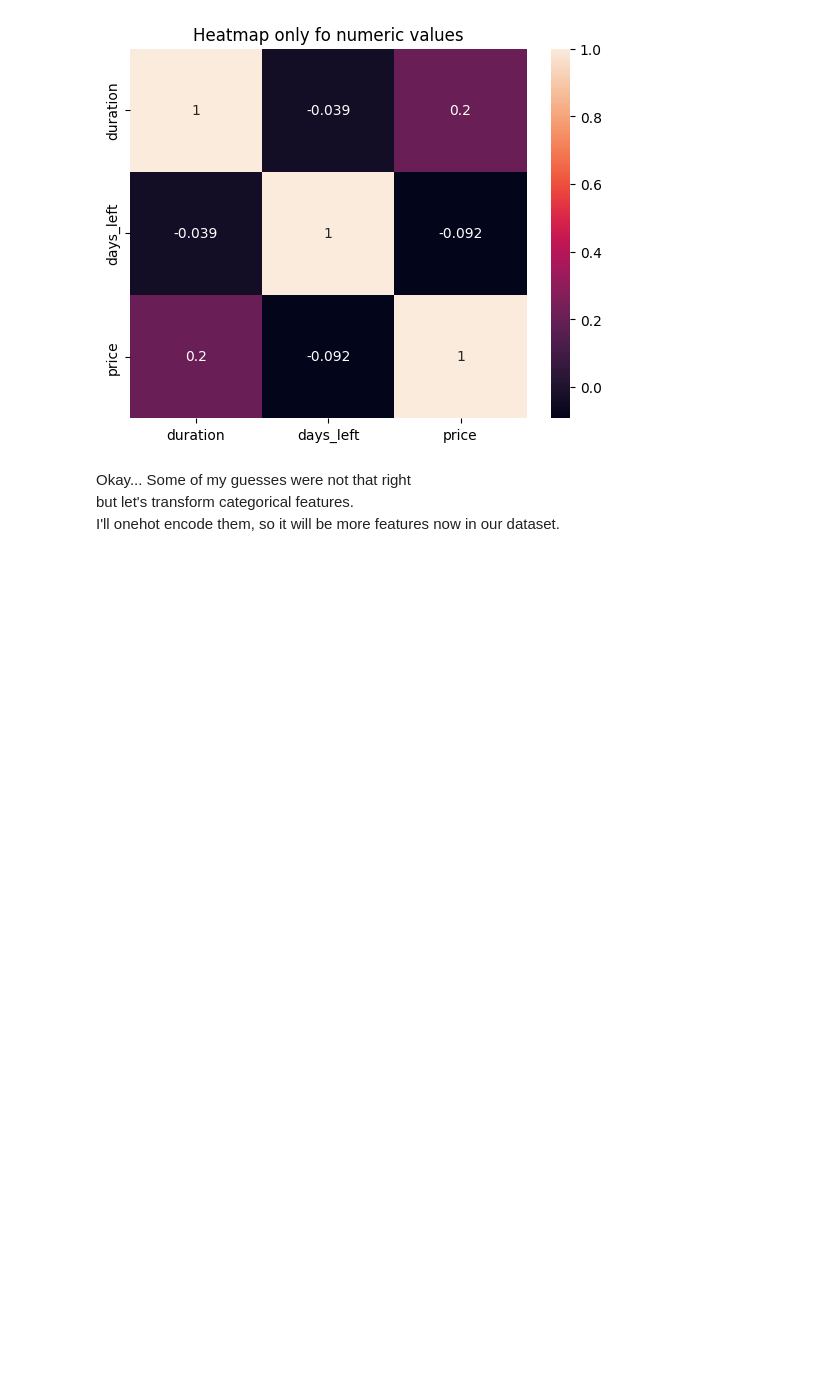
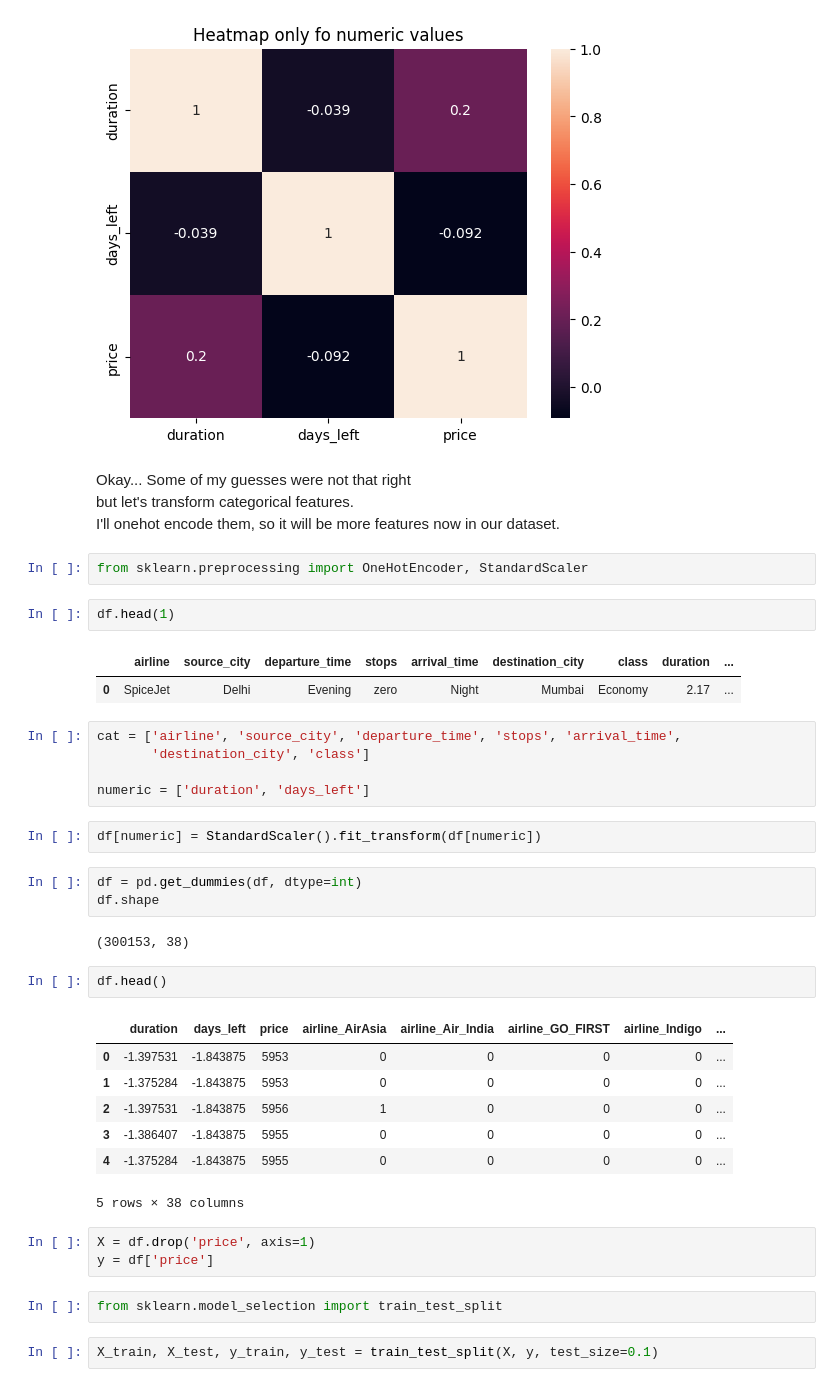
Before and after one commit to Venchislaw/PracticalAI, a Jupyter notebook: Machine Learning/Kaggle/From Datasets/FlightPrice/FlightPricePred.ipynb, the cells around one changed output. Saved outputs shown, nothing was run; the diff lists cells and outputs as text; blank space fills up the shorter version.

```diff
--- a/Machine Learning/Kaggle/From Datasets/FlightPrice/FlightPricePred.ipynb
+++ b/Machine Learning/Kaggle/From Datasets/FlightPrice/FlightPricePred.ipynb
@@ -128,3 +133,39 @@ sns.heatmap(df.corr(numeric_only=True), annot=True);
 Okay... Some of my guesses were not that right<br>
 but let's transform categorical features.<br>
 I'll onehot encode them, so it will be more features now in our dataset.
+# %%
+from sklearn.preprocessing import OneHotEncoder, StandardScaler
+# %%
+df.head(1)
+# %% [output]
+|  | airline | source_city | departure_time | stops | arrival_time | destination_city | class | duration | ... |
+| 0 | SpiceJet | Delhi | Evening | zero | Night | Mumbai | Economy | 2.17 | ... |
+# %%
+cat = ['airline', 'source_city', 'departure_time', 'stops', 'arrival_time',
+       'destination_city', 'class']
+
+numeric = ['duration', 'days_left']
+# %%
+df[numeric] = StandardScaler().fit_transform(df[numeric])
+# %%
+df = pd.get_dummies(df, dtype=int)
+df.shape
+# %% [output]
+(300153, 38)
+# %%
+df.head()
+# %% [output]
+|  | duration | days_left | price | airline_AirAsia | airline_Air_India | airline_GO_FIRST | airline_Indigo | ... |
+| 0 | -1.397531 | -1.843875 | 5953 | 0 | 0 | 0 | 0 | ... |
+| 1 | -1.375284 | -1.843875 | 5953 | 0 | 0 | 0 | 0 | ... |
+| 2 | -1.397531 | -1.843875 | 5956 | 1 | 0 | 0 | 0 | ... |
+| 3 | -1.386407 | -1.843875 | 5955 | 0 | 0 | 0 | 0 | ... |
+| 4 | -1.375284 | -1.843875 | 5955 | 0 | 0 | 0 | 0 | ... |
+5 rows × 38 columns
+# %%
+X = df.drop('price', axis=1)
+y = df['price']
+# %%
+from sklearn.model_selection import train_test_split
+# %%
+X_train, X_test, y_train, y_test = train_test_split(X, y, test_size=0.1)
```
Also changed, not shown: parts of 16 cells of this notebook.
